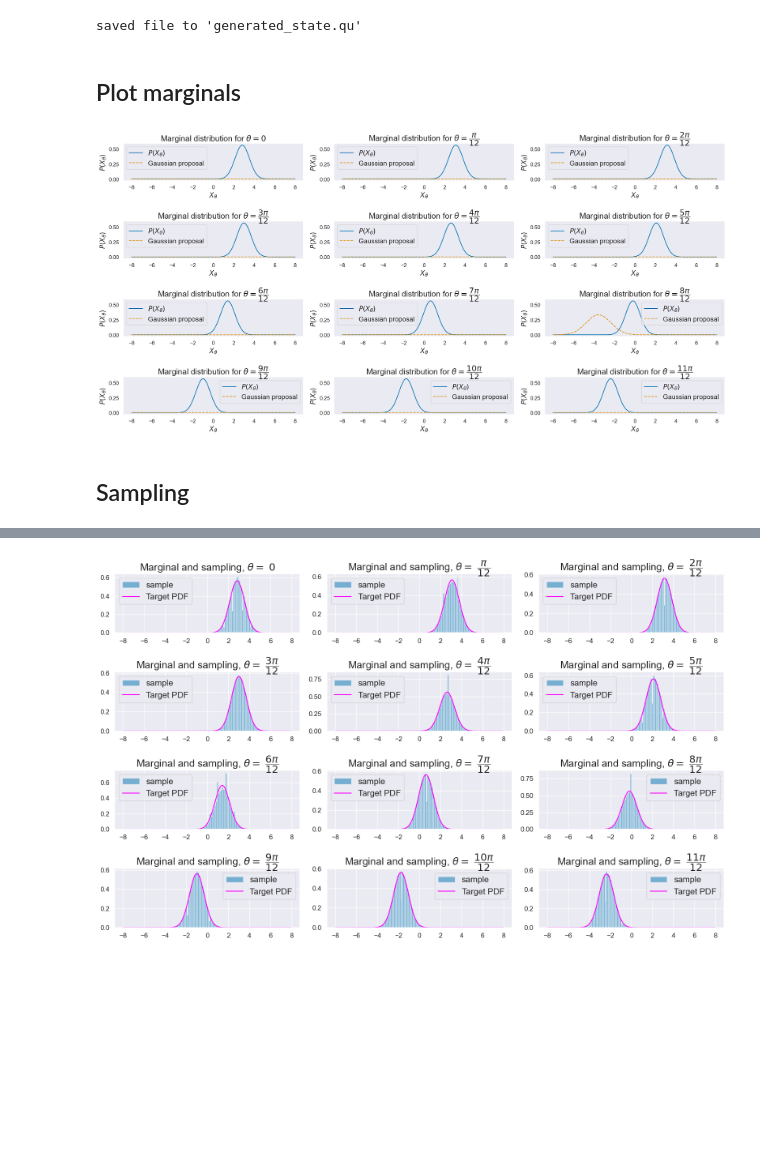
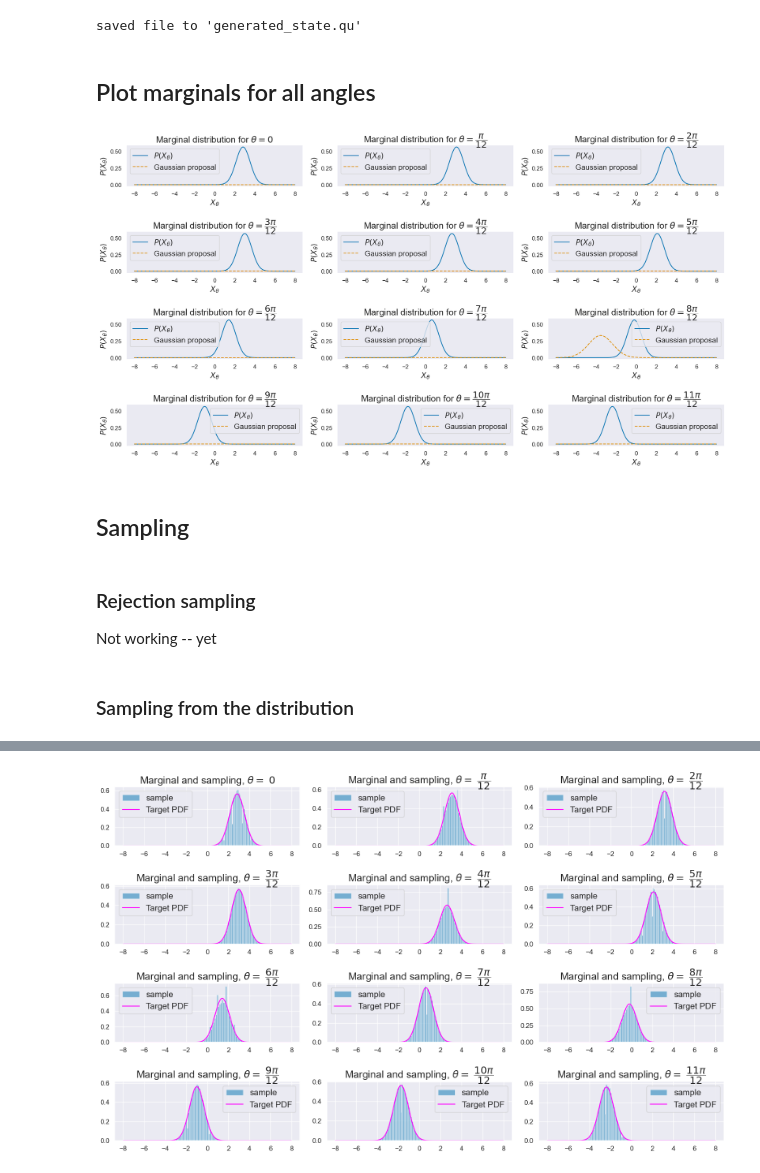
Before and after one commit to BastianValhoj/sciqisHomodyneTomography, a Jupyter notebook: HomoTomo/generateState.ipynb, the cells around one changed output, grey strips where cells are left out. Saved outputs shown, nothing was run; the diff lists cells and outputs as text; code cells hidden in the pictures; blank space fills up the shorter version.

```diff
--- a/HomoTomo/generateState.ipynb
+++ b/HomoTomo/generateState.ipynb
@@ -44,4 +46,5 @@ Workflow:
 # %%
+
 
 def generate_cv_state(state_type : str ="vacuum", N : int=30, **kwargs):
     """Generate a continuous variable quantum state.
@@ -80,6 +83,7 @@ def generate_cv_state(state_type : str ="vacuum", N : int=30, **kwargs):
 
 
 def cat_state(N, alpha=2.0, parity="even"):
+    """Generate a cat state, which is a superposition of two coherent states."""
     coh_p = generate_cv_state("coherent", N, alpha=alpha)
     coh_m = generate_cv_state("coherent", N, alpha=-alpha)
 
@@ -92,10 +96,12 @@ def cat_state(N, alpha=2.0, parity="even"):
 
 
 def rotate_state(rho, theta):
-    rho = rho if rho.isoper else qt.ket2dm(rho)
-    N = rho.shape[0]
-    a = qt.destroy(N)
-    U = (-1j*theta * a.dag() * a).expm()
+    """Rotate the quantum state by an angle theta (clockwise in phase-space)."""
+    rho = rho if rho.isoper else qt.ket2dm(rho) # Ensure rho is a density matrix
+    N = rho.shape[0] # Dimension of the Hilbert space
+    a = qt.destroy(N) # destruction operator
+    U = (-1j*theta * a.dag() * a).expm() # rotation operator (clockwise)
     return U * rho * U.dag()
 
-test = generate_cv_state("coherent", 3, alpha=2 - 2j)
+# example usage
+test = generate_cv_state("coherent", 30, alpha=2 + 2j)
@@ -125,13 +133,14 @@ def wigner_grid(rho : qt.Qobj | NDArray[np.float64], xmax : float | int=5., pmax
     """
     x = np.linspace(-xmax, xmax, n)
     p = np.linspace(-pmax, pmax, n)
-    Xgrid, Pgrid = np.meshgrid(x, p)
 
     W = qt.wigner(rho, x, p,
                   method=method,
                   )
 
     return x, p, W
+
+# example usage
 X, P, W = wigner_grid(test)
 X.shape, P.shape, W.shape
 # %% [output]
@@ -219,6 +177,9 @@ def marginal_from_wigner(W, p, axis="x"):
 
 
 def marginal_angles(state, thetas, axis="p"):
+    """
+    Compute the marginal distributions for a range of rotation angles.
+    """
     marginals = {}
     measurements = []
     thetalist = []
@@ -250,9 +211,8 @@ thetas = [np.pi/n_theta * i for i in range(n_theta)]
 marginals, measurements = marginal_angles(state, thetas, axis="p")
 # %%
 #check that the cumsum is 1
-for i in range(6):
+for i in range(len(thetas)):
     print(marginals[i].sum() * (marginals["X"][1] - marginals["X"][0]))
-    # print(marginals[i].max())
 # %% [output]
 0.9999999999999041
 0.9999999999984064
@@ -293,26 +265,29 @@ print("saved file to 'generated_state.qu'")
 # %% [output]
 saved file to 'generated_state.qu'
 # %% [markdown]
-## Plot marginals
+## Plot marginals for all angles
 # %%
-fig, axes = plt.subplots(n_theta // 3, 3, figsize=(20, 10))
+fig, axes = plt.subplots(n_theta // 3, 3, figsize=(18, 10))
 labs = [r"$0$", rf"$\dfrac{{\pi}}{{{n_theta}}}$"] + [rf"$\dfrac{{{i}\pi}}{{{n_theta}}}$" for i in range(2, n_theta)]
 axes = axes.flatten()
 for i in tqdm(range(n_theta), desc="Plotting marginals"):
     ax = axes[i]
     ax.plot(marginals["X"], marginals[i], label=r"$P(X_{\theta})$")
     mu = marginals[i] @ marginals["X"] # <X> = sum_i p_i*x_i
     gaus = norm(loc=mu, scale=1.2).pdf(marginals["X"])
     ax.plot(marginals["X"], gaus, label="Gaussian proposal", linestyle="--")
     # ax.axvline(mu, color="k", linestyle="-", label="mean")
     ax.set_title(f"Marginal distribution for $\\theta=${labs[i]}")
     ax.set_xlabel(r"$X_{\theta}$")
     ax.set_ylabel(r"$P(X_{\theta})$")
     ax.legend()
     ax.grid()
 
 fig.tight_layout()
 # %% [output]
-[figure, old version]
+[figure, new version]
 # %% [markdown]
 ## Sampling
+# %% [markdown]
+### Rejection sampling
+Not working -- yet
@@ -319 +323,3 @@ fig.tight_layout()
+# %% [markdown]
+### Sampling from the distribution
 # %%
```
Also changed, not shown: parts of 14 cells of this notebook, 2 other files.
